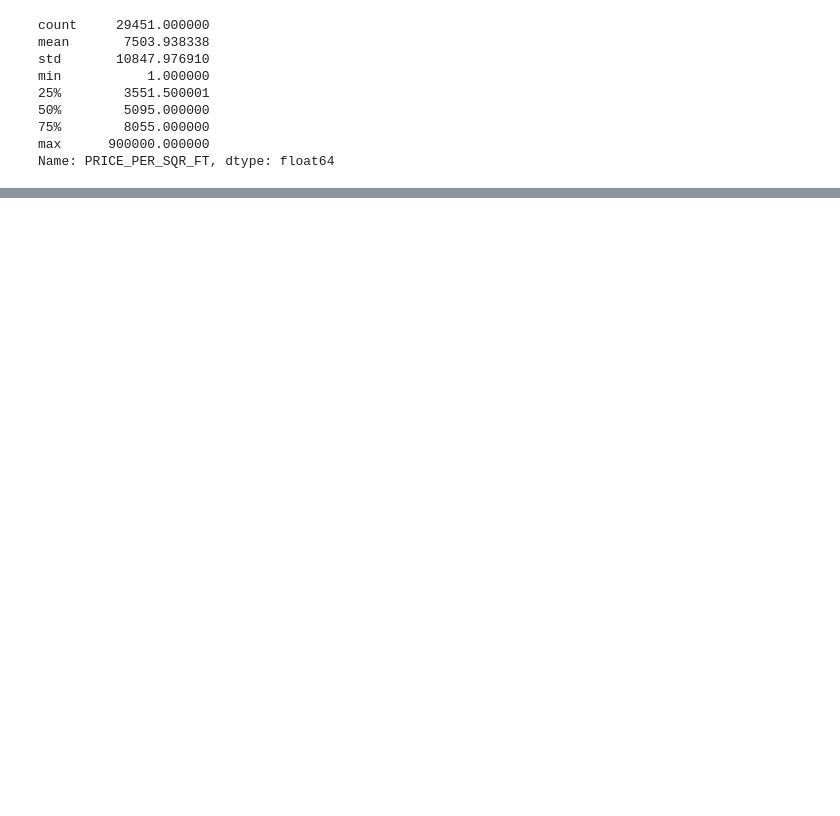
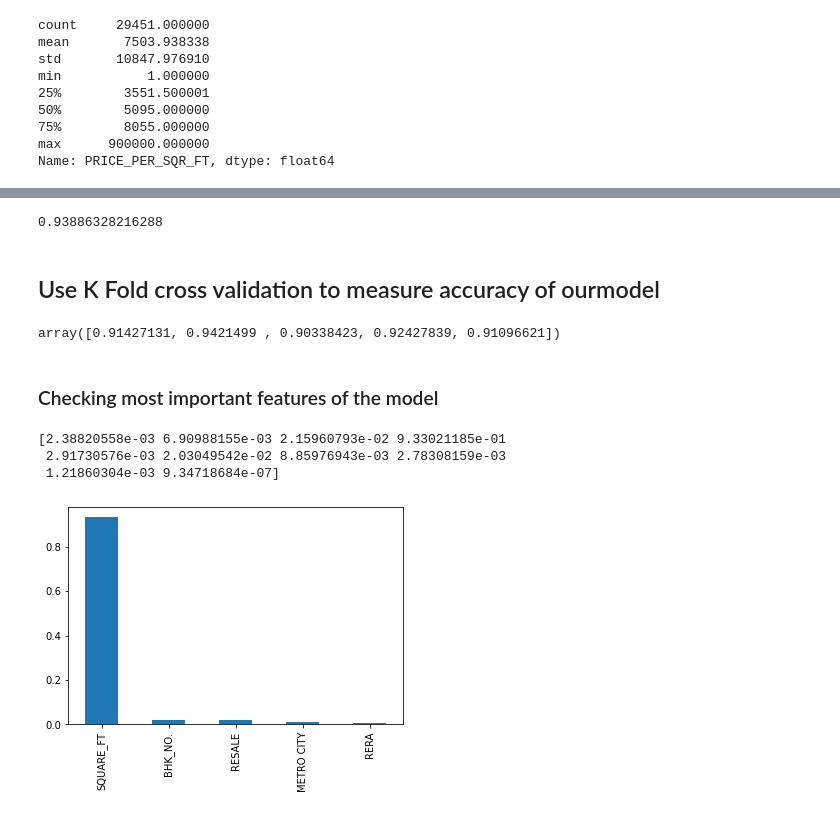
Before and after one commit to brijeshch07/House-price-prediction, a Jupyter notebook: House_Price_Prediction.ipynb, the cells around one changed output, grey strips where cells are left out. Cells and saved outputs as stored; diff of their text form; code cells hidden in the pictures; blank space fills up the shorter version.

```diff
--- a/House_Price_Prediction.ipynb
+++ b/House_Price_Prediction.ipynb
@@ -258,0 +286,3 @@ Name: TARGET(PRICE_IN_LACS), dtype: float64
+# %%
+y=final_train_df['TARGET(PRICE_IN_LACS)']
+y.head()
@@ -263,6 +304,6 @@ X_train, X_test, y_train, y_test = train_test_split(X, y, test_size=0.2, random_
 # %%
 from sklearn.linear_model import LinearRegression
-model = LinearRegression()
-model.fit(X_train,y_train)
-model.score(X_test,y_test)
+LReg_model = LinearRegression()
+LReg_model.fit(X_train,y_train)
+LReg_model.score(X_test,y_test)
 # %% [output]
@@ -269,0 +313,5 @@ model.score(X_test,y_test)
+# %%
+from sklearn.ensemble import RandomForestRegressor
+RF_model = RandomForestRegressor()
+RF_model.fit(X_train,y_train)
+RF_model.score(X_test,y_test)
@@ -269,0 +322,34 @@ model.score(X_test,y_test)
+# %%
+from sklearn.ensemble import ExtraTreesRegressor
+ET_model = ExtraTreesRegressor()
+ET_model.fit(X_train,y_train)
+ET_model.score(X_test,y_test)
+# %% [output]
+0.93886328216288
+# %% [markdown]
+## Use K Fold cross validation to measure accuracy of ourmodel
+# %%
+from sklearn.model_selection import ShuffleSplit
+from sklearn.model_selection import cross_val_score
+
+cv = ShuffleSplit(n_splits=5, test_size=0.2, random_state=0)
+
+cross_val_score(ET_model, X, y, cv=cv)
+# %% [output]
+array([0.91427131, 0.9421499 , 0.90338423, 0.92427839, 0.91096621])
+# %% [markdown]
+### Checking most important features of the model
+# %%
+print(ET_model.feature_importances_)
+# %% [output]
+[2.38820558e-03 6.90988155e-03 2.15960793e-02 9.33021185e-01
+ 2.91730576e-03 2.03049542e-02 8.85976943e-03 2.78308159e-03
+ 1.21860304e-03 9.34718684e-07]
+# %%
+#plot graph of feature importances for better visualization
+
+feat_importances = pd.Series(ET_model.feature_importances_, index=X.columns)
+feat_importances.nlargest(5).plot(kind='bar')
+plt.show()
+# %% [output]
+[figure, added]
```
Also changed, not shown: parts of 67 cells of this notebook.
